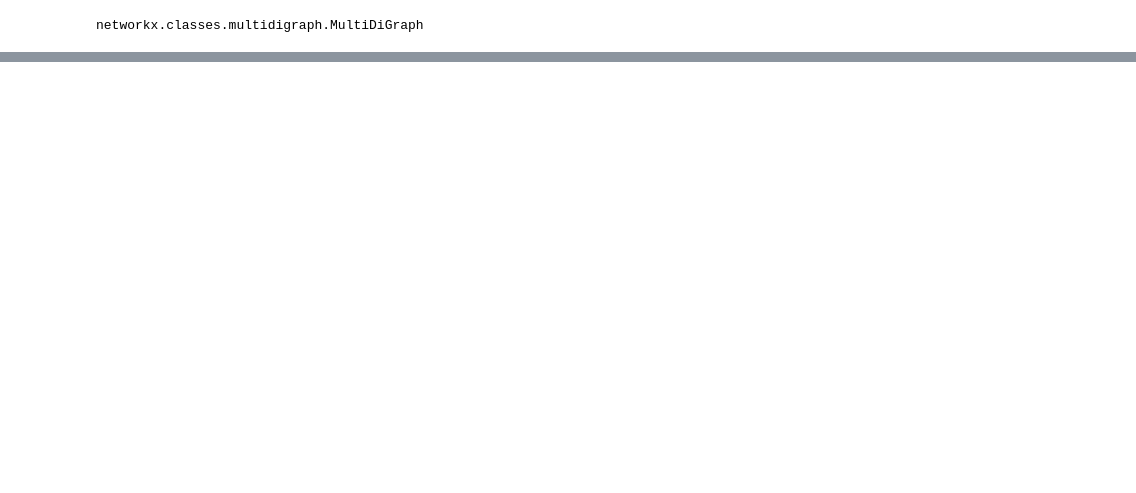
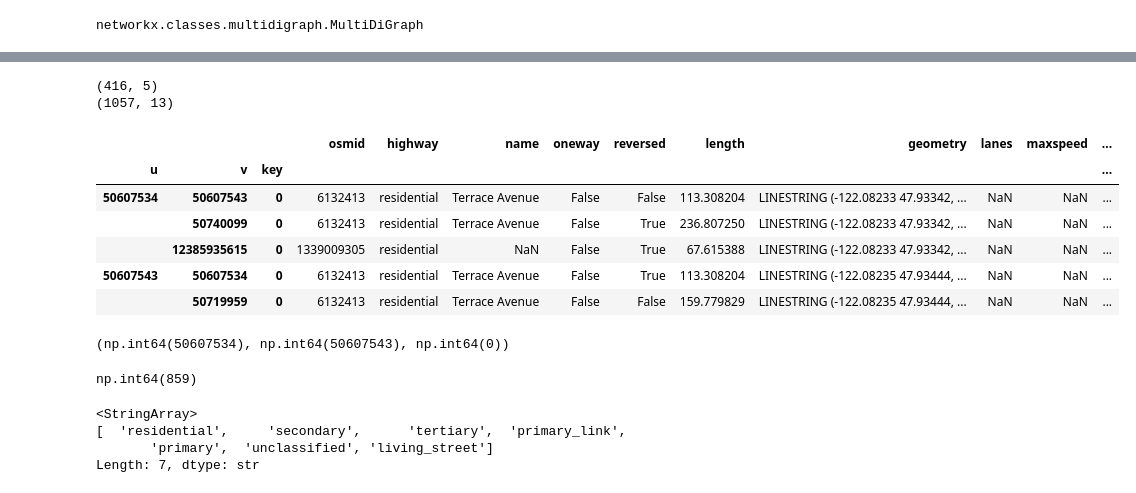
Before and after one commit to EthanMors/Motorcycle-ML-Route-Finder, a Jupyter notebook: phase1_exploration.ipynb, the cells around one changed output, grey strips where cells are left out. Drawn from its saved outputs; the diff is of its cells as text; code cells hidden in the pictures; blank space fills up the shorter version.

```diff
--- a/phase1_exploration.ipynb
+++ b/phase1_exploration.ipynb
@@ -29,0 +37,30 @@ list(G.edges(data=True))[0]
+# %%
+gdf_nodes, gdf_edges = ox.convert.graph_to_gdfs(G)
+print(gdf_nodes.shape)
+print(gdf_edges.shape)
+gdf_edges.head()
+# %% [output]
+(416, 5)
+(1057, 13)
+|  |  |  | osmid | highway | name | oneway | reversed | length | geometry | lanes | maxspeed | ... |
+| u | v | key |  |  |  |  |  |  |  |  |  | ... |
+| 50607534 | 50607543 | 0 | 6132413 | residential | Terrace Avenue | False | False | 113.308204 | LINESTRING (-122.08233 47.93342, ... | NaN | NaN | ... |
+|  | 50740099 | 0 | 6132413 | residential | Terrace Avenue | False | True | 236.807250 | LINESTRING (-122.08233 47.93342, ... | NaN | NaN | ... |
+|  | 12385935615 | 0 | 1339009305 | residential | NaN | False | True | 67.615388 | LINESTRING (-122.08233 47.93342, ... | NaN | NaN | ... |
+| 50607543 | 50607534 | 0 | 6132413 | residential | Terrace Avenue | False | True | 113.308204 | LINESTRING (-122.08235 47.93444, ... | NaN | NaN | ... |
+|  | 50719959 | 0 | 6132413 | residential | Terrace Avenue | False | False | 159.779829 | LINESTRING (-122.08235 47.93444, ... | NaN | NaN | ... |
+# %%
+gdf_edges.index[0]
+# %% [output]
+(np.int64(50607534), np.int64(50607543), np.int64(0))
+# %%
+gdf_edges['maxspeed'].isnull().sum()
+# %% [output]
+np.int64(859)
+# %%
+gdf_edges['highway'].unique()
+# %% [output]
+<StringArray>
+[  'residential',     'secondary',      'tertiary',  'primary_link',
+       'primary',  'unclassified', 'living_street']
+Length: 7, dtype: str
```
Also changed, not shown: parts of 12 cells of this notebook, 1 other file.
